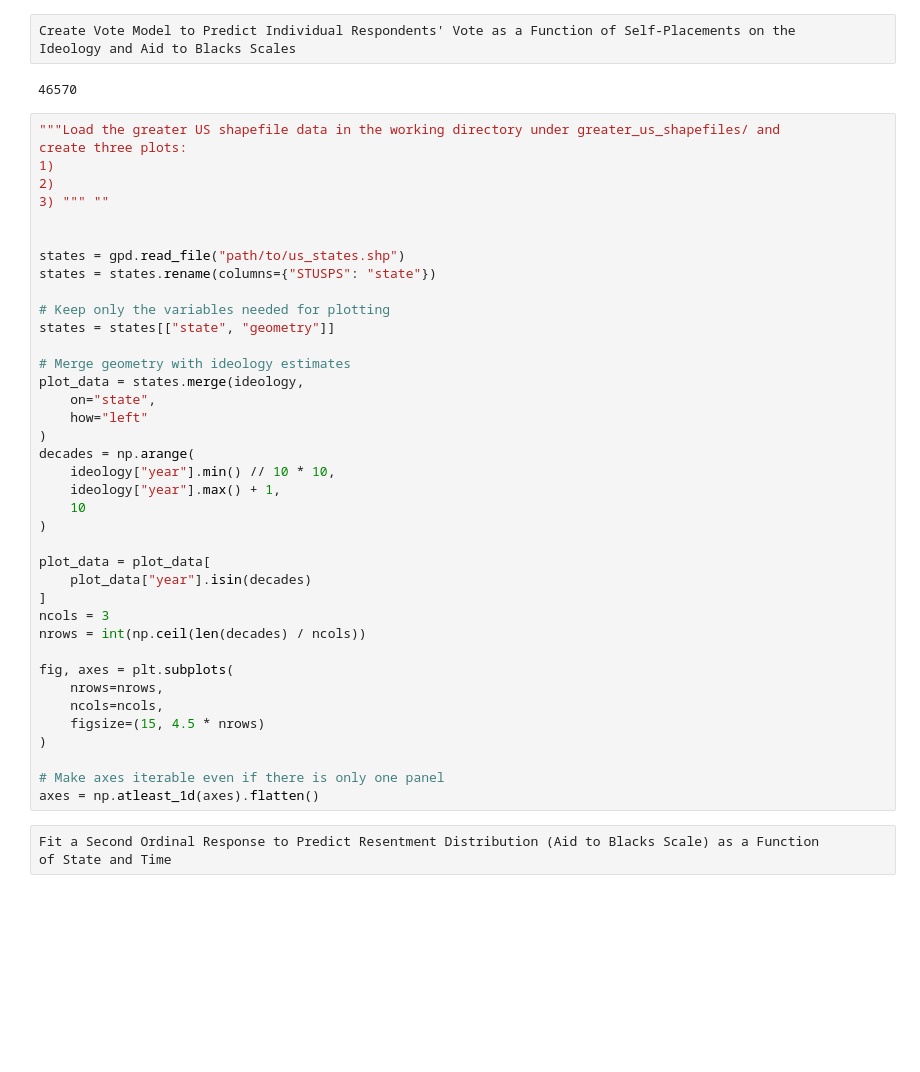
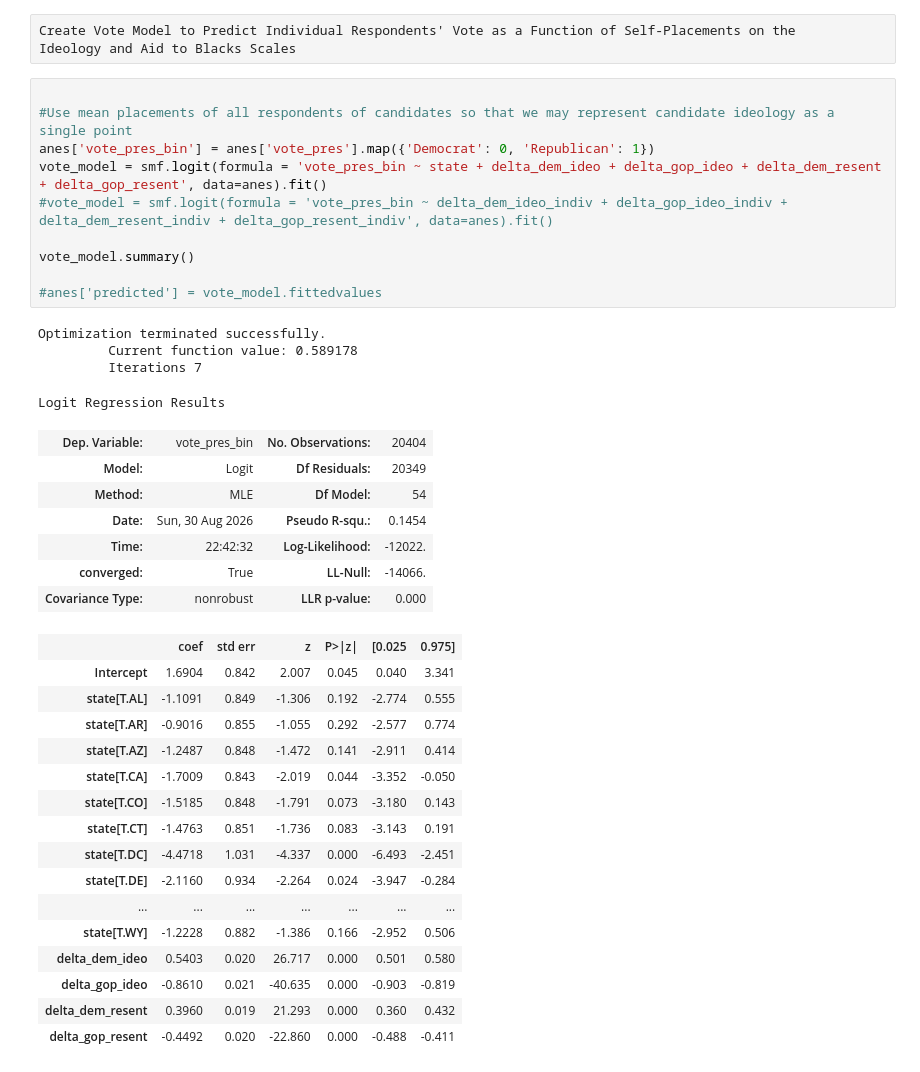
Before and after one commit to MarcEtter/anes_simulation, a Jupyter notebook: preprocess.ipynb, the cells around one changed output. Drawn from its saved outputs; the diff is of its cells as text; blank space fills up the shorter version.

```diff
--- a/preprocess.ipynb
+++ b/preprocess.ipynb
@@ -209,47 +427,40 @@ OrderedModel Results
 Create Vote Model to Predict Individual Respondents' Vote as a Function of Self-Placements on the
 Ideology and Aid to Blacks Scales
 # %%
+
+#Use mean placements of all respondents of candidates so that we may represent candidate ideology as a single point
+anes['vote_pres_bin'] = anes['vote_pres'].map({'Democrat': 0, 'Republican': 1})
+vote_model = smf.logit(formula = 'vote_pres_bin ~ state + delta_dem_ideo + delta_gop_ideo + delta_dem_resent + delta_gop_resent', data=anes).fit()
+#vote_model = smf.logit(formula = 'vote_pres_bin ~ delta_dem_ideo_indiv + delta_gop_ideo_indiv + delta_dem_resent_indiv + delta_gop_resent_indiv', data=anes).fit()
+
+vote_model.summary()
+
+#anes['predicted'] = vote_model.fittedvalues
 # %% [output]
-46570
+Optimization terminated successfully.
+         Current function value: 0.589178
+         Iterations 7
+Logit Regression Results
+| Dep. Variable: | vote_pres_bin | No. Observations: | 20404 |
+| Model: | Logit | Df Residuals: | 20349 |
+| Method: | MLE | Df Model: | 54 |
+| Date: | Sun, 30 Aug 2026 | Pseudo R-squ.: | 0.1454 |
+| Time: | 22:42:32 | Log-Likelihood: | -12022. |
+| converged: | True | LL-Null: | -14066. |
+| Covariance Type: | nonrobust | LLR p-value: | 0.000 |
+|  | coef | std err | z | P>|z| | [0.025 | 0.975] |
+| Intercept | 1.6904 | 0.842 | 2.007 | 0.045 | 0.040 | 3.341 |
+| state[T.AL] | -1.1091 | 0.849 | -1.306 | 0.192 | -2.774 | 0.555 |
+| state[T.AR] | -0.9016 | 0.855 | -1.055 | 0.292 | -2.577 | 0.774 |
+| state[T.AZ] | -1.2487 | 0.848 | -1.472 | 0.141 | -2.911 | 0.414 |
+| state[T.CA] | -1.7009 | 0.843 | -2.019 | 0.044 | -3.352 | -0.050 |
+| state[T.CO] | -1.5185 | 0.848 | -1.791 | 0.073 | -3.180 | 0.143 |
+| state[T.CT] | -1.4763 | 0.851 | -1.736 | 0.083 | -3.143 | 0.191 |
+| state[T.DC] | -4.4718 | 1.031 | -4.337 | 0.000 | -6.493 | -2.451 |
+| state[T.DE] | -2.1160 | 0.934 | -2.264 | 0.024 | -3.947 | -0.284 |
+| ... | ... | ... | ... | ... | ... | ... |
+| state[T.WY] | -1.2228 | 0.882 | -1.386 | 0.166 | -2.952 | 0.506 |
+| delta_dem_ideo | 0.5403 | 0.020 | 26.717 | 0.000 | 0.501 | 0.580 |
+| delta_gop_ideo | -0.8610 | 0.021 | -40.635 | 0.000 | -0.903 | -0.819 |
+| delta_dem_resent | 0.3960 | 0.019 | 21.293 | 0.000 | 0.360 | 0.432 |
+| delta_gop_resent | -0.4492 | 0.020 | -22.860 | 0.000 | -0.488 | -0.411 |
-# %%
-"""Load the greater US shapefile data in the working directory under greater_us_shapefiles/ and
-create three plots:
-1)
-2)
-3) """ ""
-
-
-states = gpd.read_file("path/to/us_states.shp")
-states = states.rename(columns={"STUSPS": "state"})
-
-# Keep only the variables needed for plotting
-states = states[["state", "geometry"]]
-
-# Merge geometry with ideology estimates
-plot_data = states.merge(ideology,
-    on="state",
-    how="left"
-)
-decades = np.arange(
-    ideology["year"].min() // 10 * 10,
-    ideology["year"].max() + 1,
-    10
-)
-
-plot_data = plot_data[
-    plot_data["year"].isin(decades)
-]
-ncols = 3
-nrows = int(np.ceil(len(decades) / ncols))
-
-fig, axes = plt.subplots(
-    nrows=nrows,
-    ncols=ncols,
-    figsize=(15, 4.5 * nrows)
-)
-
-# Make axes iterable even if there is only one panel
-axes = np.atleast_1d(axes).flatten()
-# %% [raw]
-Fit a Second Ordinal Response to Predict Resentment Distribution (Aid to Blacks Scale) as a Function
-of State and Time
```
Also changed, not shown: parts of 12 cells of this notebook.
